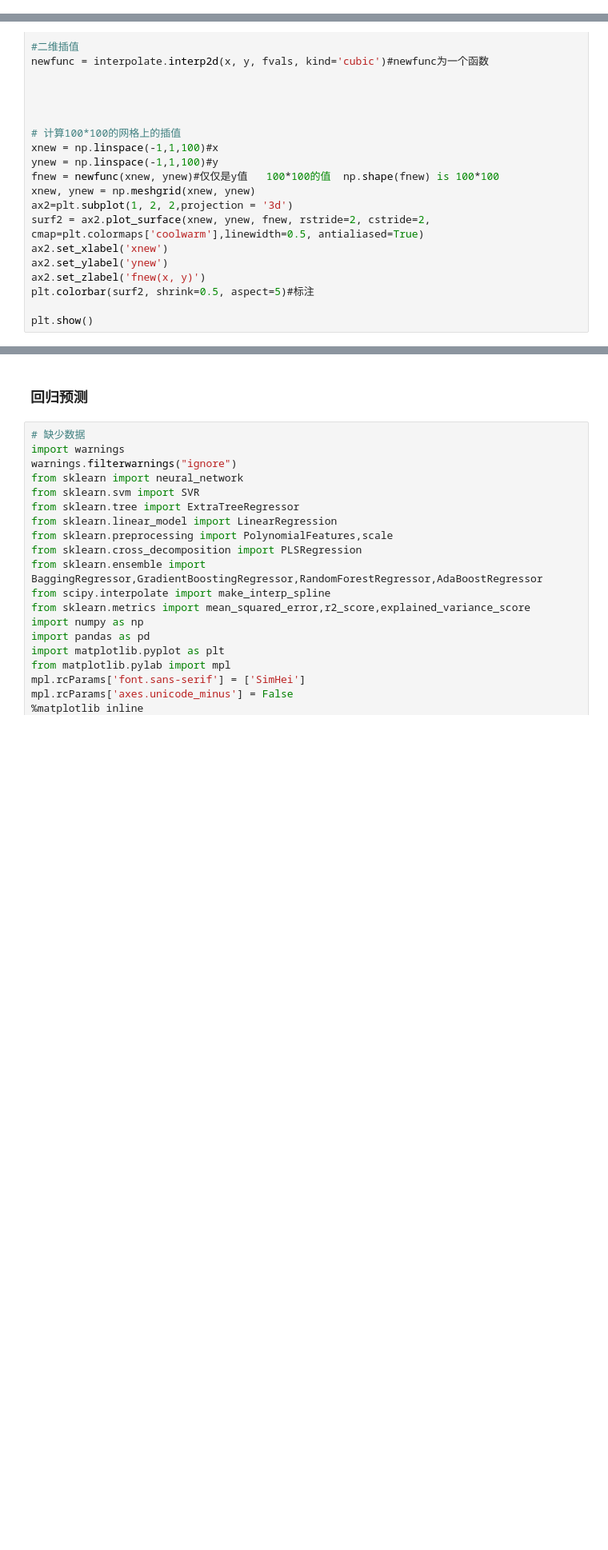
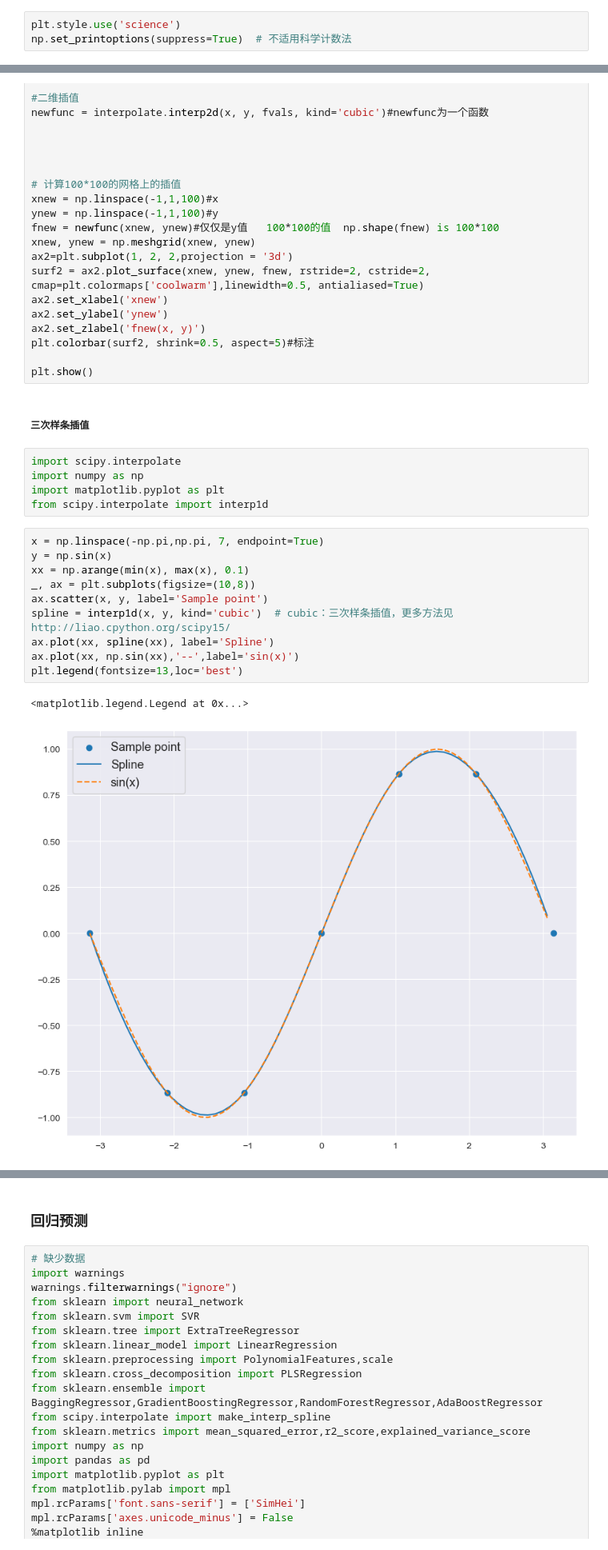
Before and after one commit to Du-he/learning, a Jupyter notebook: python代码/笔记/note.ipynb, the cells around one changed output, grey strips where cells are left out. Shown at 80% size. Drawn from its saved outputs; the diff is of its cells as text; blank space fills up the shorter version.

```diff
--- a/python代码/笔记/note.ipynb
+++ b/python代码/笔记/note.ipynb
@@ -433,0 +522,3 @@ plt.show()
+# %%
+plt.style.use('science')
+np.set_printoptions(suppress=True)  # 不适用科学计数法
@@ -527,3 +630,23 @@ ax2.set_zlabel('fnew(x, y)')
 plt.colorbar(surf2, shrink=0.5, aspect=5)#标注
 
 plt.show()
+# %% [markdown]
+##### 三次样条插值
+# %%
+import scipy.interpolate
+import numpy as np
+import matplotlib.pyplot as plt
+from scipy.interpolate import interp1d
+# %%
+x = np.linspace(-np.pi,np.pi, 7, endpoint=True)
+y = np.sin(x)
+xx = np.arange(min(x), max(x), 0.1)
+_, ax = plt.subplots(figsize=(10,8))
+ax.scatter(x, y, label='Sample point')
+spline = interp1d(x, y, kind='cubic')  # cubic：三次样条插值，更多方法见http://liao.cpython.org/scipy15/
+ax.plot(xx, spline(xx), label='Spline')
+ax.plot(xx, np.sin(xx),'--',label='sin(x)')
+plt.legend(fontsize=13,loc='best')
+# %% [output]
+<matplotlib.legend.Legend at 0x...>
+[figure, added]
```
Also changed, not shown: parts of 69 cells of this notebook, 6 other files.
